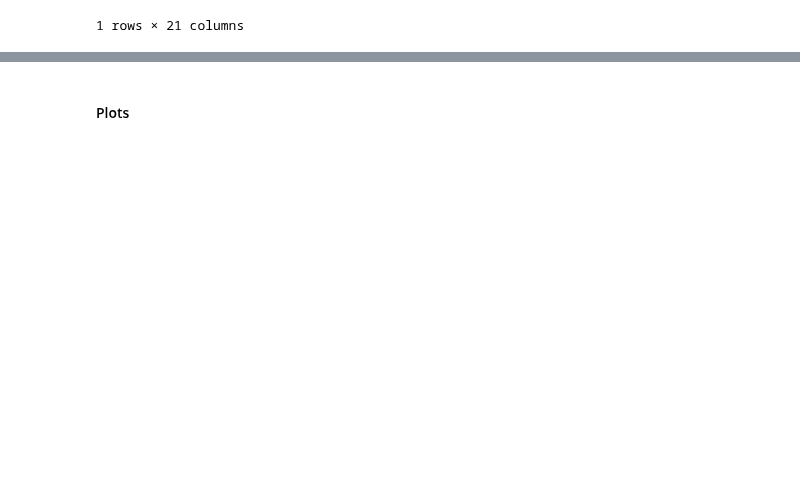
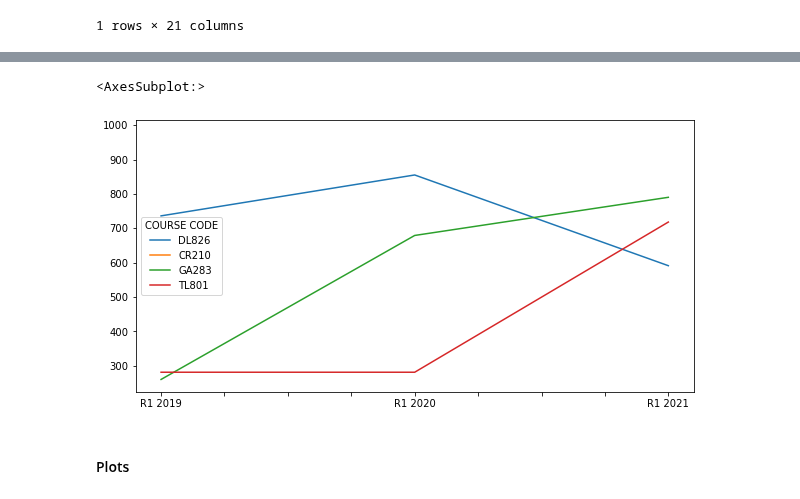
Before and after one commit to przemekbil/FoDA_2021, a Jupyter notebook: cao.ipynb, the cells around one changed output, grey strips where cells are left out. Saved outputs shown, nothing was run; the diff lists cells and outputs as text; code cells hidden in the pictures; blank space fills up the shorter version.

```diff
--- a/cao.ipynb
+++ b/cao.ipynb
@@ -1051,3 +1092,10 @@ allcourses[allcourses['R1 21_to_19'] == allcourses['R1 21_to_19'].min()]
+# %%
+allcourses_t = allcourses[['R1 2019', 'R1 2020', 'R1 2021']].T
+# %%
+allcourses_t[['DL826', 'CR210', 'GA283', 'TL801']].plot(figsize=(10, 5))
+# %% [output]
+<AxesSubplot:>
+[figure, added]
 # %% [markdown]
 #### Plots
 # %%
```
Also changed, not shown: parts of 10 cells of this notebook, 18 other files.
